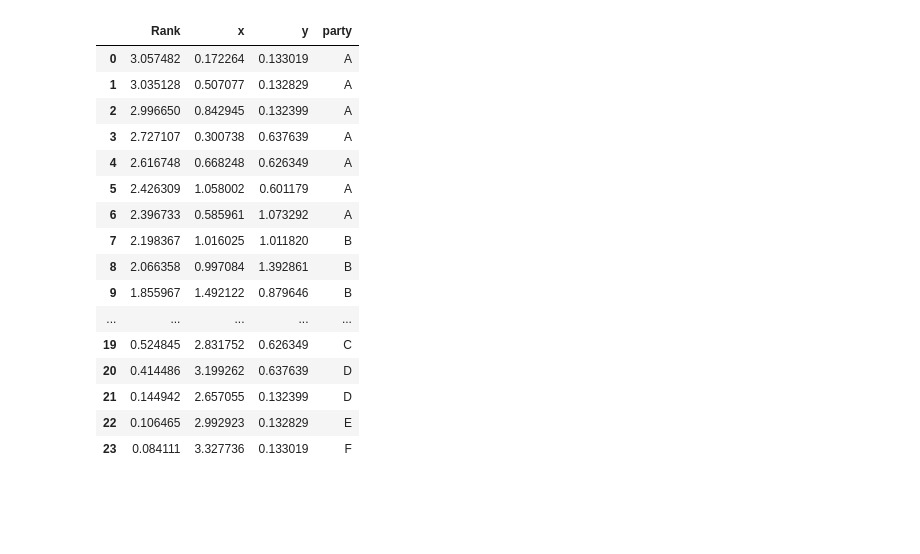
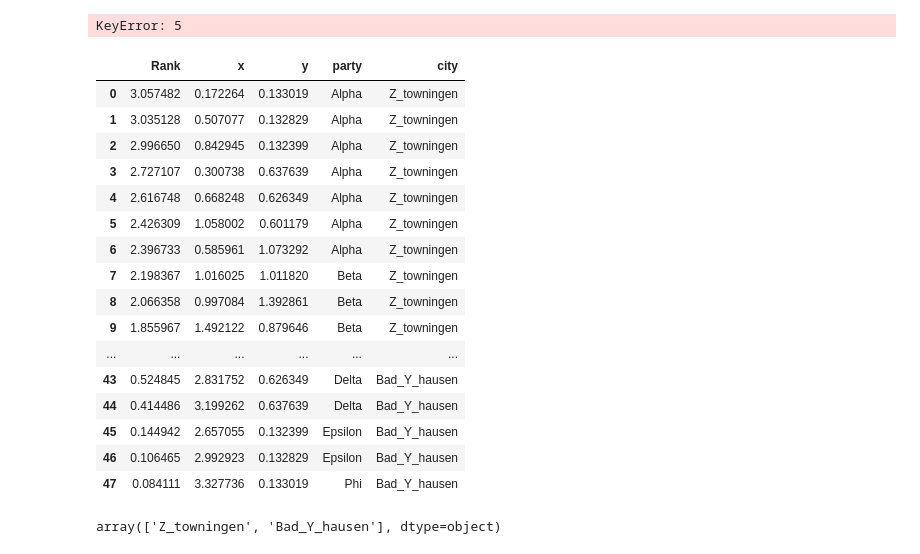
Before and after one commit to mariusgruenewald/local_election_predictions, a Jupyter notebook: codes/Bavaria_2020/parliament_seats.ipynb, the cells around one changed output. Drawn from its saved outputs; the diff is of its cells as text; code cells hidden in the pictures; blank space fills up the shorter version.

```diff
--- a/codes/Bavaria_2020/parliament_seats.ipynb
+++ b/codes/Bavaria_2020/parliament_seats.ipynb
@@ -58,29 +58,47 @@ poslist_24.sort(reverse = True)
 
 # Pure seats allocation -> add the party that holds the seat
 dataframe = pd.DataFrame(data=poslist_24, columns = ['Angle', 'x', 'y'])
-party = pd.Series(['A', 'A', 'A', 'A', 'A', 'A', 'A', 'B', 'B', 'B', 'B', 'B', 'B', 'B', 'C', 'C', 'C', 'C', 'C', 'C',
-                   'D', 'D', 'E', 'F'])
-df = pd.concat([dataframe, party], axis = 1, ignore_index=True)
-df.columns = ['Rank', 'x', 'y', 'party']
-df
+dataframe_2 = pd.DataFrame(data = poslist_24, columns = ['Angle', 'x', 'y'])
 # %% [output]
-|  | Rank | x | y | party |
-| 0 | 3.057482 | 0.172264 | 0.133019 | A |
-| 1 | 3.035128 | 0.507077 | 0.132829 | A |
-| 2 | 2.996650 | 0.842945 | 0.132399 | A |
-| 3 | 2.727107 | 0.300738 | 0.637639 | A |
-| 4 | 2.616748 | 0.668248 | 0.626349 | A |
-| 5 | 2.426309 | 1.058002 | 0.601179 | A |
-| 6 | 2.396733 | 0.585961 | 1.073292 | A |
-| 7 | 2.198367 | 1.016025 | 1.011820 | B |
-| 8 | 2.066358 | 0.997084 | 1.392861 | B |
-| 9 | 1.855967 | 1.492122 | 0.879646 | B |
-| ... | ... | ... | ... | ... |
-| 19 | 0.524845 | 2.831752 | 0.626349 | C |
-| 20 | 0.414486 | 3.199262 | 0.637639 | D |
-| 21 | 0.144942 | 2.657055 | 0.132399 | D |
-| 22 | 0.106465 | 2.992923 | 0.132829 | E |
-| 23 | 0.084111 | 3.327736 | 0.133019 | F |
+KeyError: 5
+# %%
+# Expand data to get a fake but complete dataset
+
+party = pd.Series(['Alpha', 'Alpha', 'Alpha', 'Alpha', 'Alpha', 'Alpha', 'Alpha', 'Beta', 'Beta', 'Beta', 'Beta', 'Beta',
+                   'Beta', 'Beta', 'Gamma', 'Gamma', 'Gamma', 'Gamma', 'Gamma', 'Gamma', 'Delta', 'Delta', 'Epsilon', 'Phi'])
+
+party_2 = pd.Series(['Alpha', 'Alpha', 'Alpha', 'Alpha', 'Alpha', 'Beta', 'Beta', 'Beta', 'Beta', 'Beta', 'Beta', 'Beta',
+                   'Beta', 'Beta', 'Gamma', 'Gamma', 'Gamma', 'Gamma', 'Delta', 'Delta', 'Delta', 'Epsilon', 'Epsilon', 'Phi'])
+
+df = pd.concat([dataframe, party], axis = 1, ignore_index=True)
+df.columns = ['Rank', 'x', 'y', 'party']
+df['city'] = 'Z_towningen'
+
+df_2 = pd.concat([dataframe_2, party_2], axis = 1, ignore_index = True)
+df_2.columns = ['Rank', 'x', 'y', 'party']
+df_2['city'] = 'Bad_Y_hausen'
+
+df_3 = df.append(df_2, ignore_index = True)
+
+df_3
+# %% [output]
+|  | Rank | x | y | party | city |
+| 0 | 3.057482 | 0.172264 | 0.133019 | Alpha | Z_towningen |
+| 1 | 3.035128 | 0.507077 | 0.132829 | Alpha | Z_towningen |
+| 2 | 2.996650 | 0.842945 | 0.132399 | Alpha | Z_towningen |
+| 3 | 2.727107 | 0.300738 | 0.637639 | Alpha | Z_towningen |
+| 4 | 2.616748 | 0.668248 | 0.626349 | Alpha | Z_towningen |
+| 5 | 2.426309 | 1.058002 | 0.601179 | Alpha | Z_towningen |
+| 6 | 2.396733 | 0.585961 | 1.073292 | Alpha | Z_towningen |
+| 7 | 2.198367 | 1.016025 | 1.011820 | Beta | Z_towningen |
+| 8 | 2.066358 | 0.997084 | 1.392861 | Beta | Z_towningen |
+| 9 | 1.855967 | 1.492122 | 0.879646 | Beta | Z_towningen |
+| ... | ... | ... | ... | ... | ... |
+| 43 | 0.524845 | 2.831752 | 0.626349 | Delta | Bad_Y_hausen |
+| 44 | 0.414486 | 3.199262 | 0.637639 | Delta | Bad_Y_hausen |
+| 45 | 0.144942 | 2.657055 | 0.132399 | Epsilon | Bad_Y_hausen |
+| 46 | 0.106465 | 2.992923 | 0.132829 | Epsilon | Bad_Y_hausen |
+| 47 | 0.084111 | 3.327736 | 0.133019 | Phi | Bad_Y_hausen |
 # %%
 import networkx as nx
 import matplotlib.pyplot as plt
@@ -90,4 +108,15 @@ import plotly.graph_objs as go
 from plotly import tools
 
 plotly.tools.set_credentials_file(username='marius92', api_key='4naxu3XiGZTGniWO02z1')
+# %%
+# Some definitions
+
+data = {}
+layout = {}
+color = ['#0D76BF', '#43B02A', '#F93822', '#3E332E', '#FFD700', '#D62598']
+list_parties= df_3.party.unique()
+list_cities = df_3.city.unique()
+list_cities
+# %% [output]
+array(['Z_towningen', 'Bad_Y_hausen'], dtype=object)
 # %%
```
Also changed, not shown: parts of 3 cells of this notebook.
